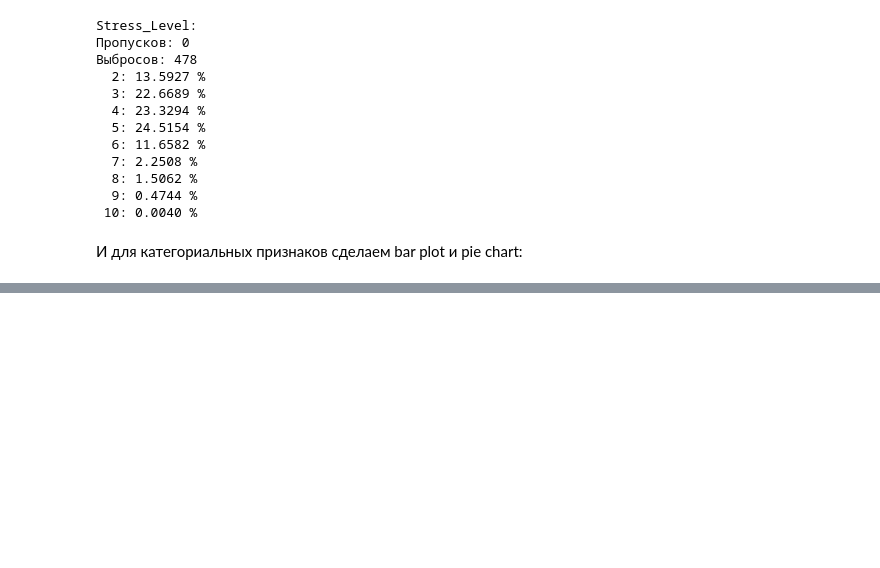
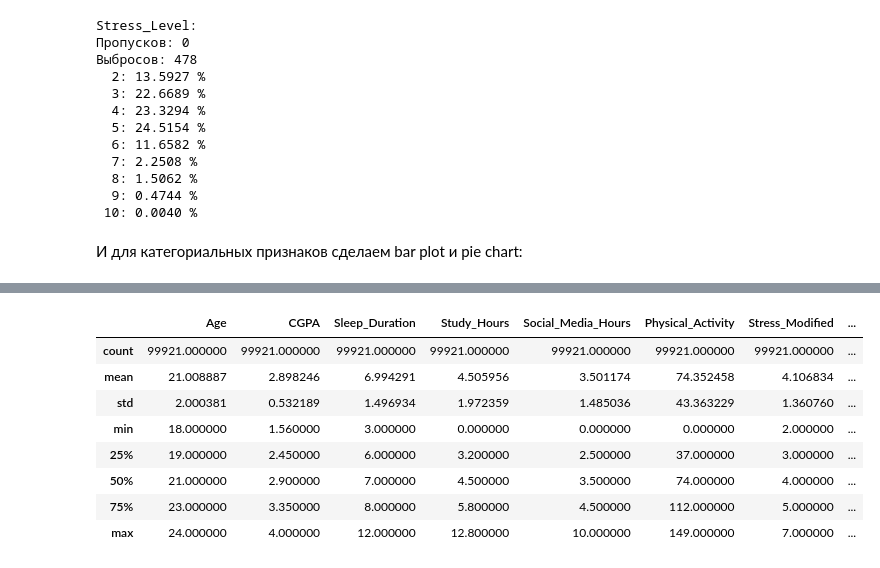
Before and after one commit to miniMlena/MAI_ML_lab1, a Jupyter notebook: task.ipynb, the cells around one changed output, grey strips where cells are left out. Saved outputs shown, nothing was run; the diff lists cells and outputs as text; code cells hidden in the pictures; blank space fills up the shorter version.

```diff
--- a/task.ipynb
+++ b/task.ipynb
@@ -322,0 +396,16 @@ for col in cat_columns:
+# %%
+df_2 = df.copy()
+df_2['Stress_Modified'] = df_2['Stress_Level'].clip(upper=7)
+df_2['High_Stress'] = (df_2['Stress_Level'] >= 8).astype(int)
+df_2 = df_2.drop(columns=['Stress_Level'])
+df_2.describe() # проверяем корректность изменений
+# %% [output]
+|  | Age | CGPA | Sleep_Duration | Study_Hours | Social_Media_Hours | Physical_Activity | Stress_Modified | ... |
+| count | 99921.000000 | 99921.000000 | 99921.000000 | 99921.000000 | 99921.000000 | 99921.000000 | 99921.000000 | ... |
+| mean | 21.008887 | 2.898246 | 6.994291 | 4.505956 | 3.501174 | 74.352458 | 4.106834 | ... |
+| std | 2.000381 | 0.532189 | 1.496934 | 1.972359 | 1.485036 | 43.363229 | 1.360760 | ... |
+| min | 18.000000 | 1.560000 | 3.000000 | 0.000000 | 0.000000 | 0.000000 | 2.000000 | ... |
+| 25% | 19.000000 | 2.450000 | 6.000000 | 3.200000 | 2.500000 | 37.000000 | 3.000000 | ... |
+| 50% | 21.000000 | 2.900000 | 7.000000 | 4.500000 | 3.500000 | 74.000000 | 4.000000 | ... |
+| 75% | 23.000000 | 3.350000 | 8.000000 | 5.800000 | 4.500000 | 112.000000 | 5.000000 | ... |
+| max | 24.000000 | 4.000000 | 12.000000 | 12.800000 | 10.000000 | 149.000000 | 7.000000 | ... |
```
Also changed, not shown: parts of 13 cells of this notebook.
